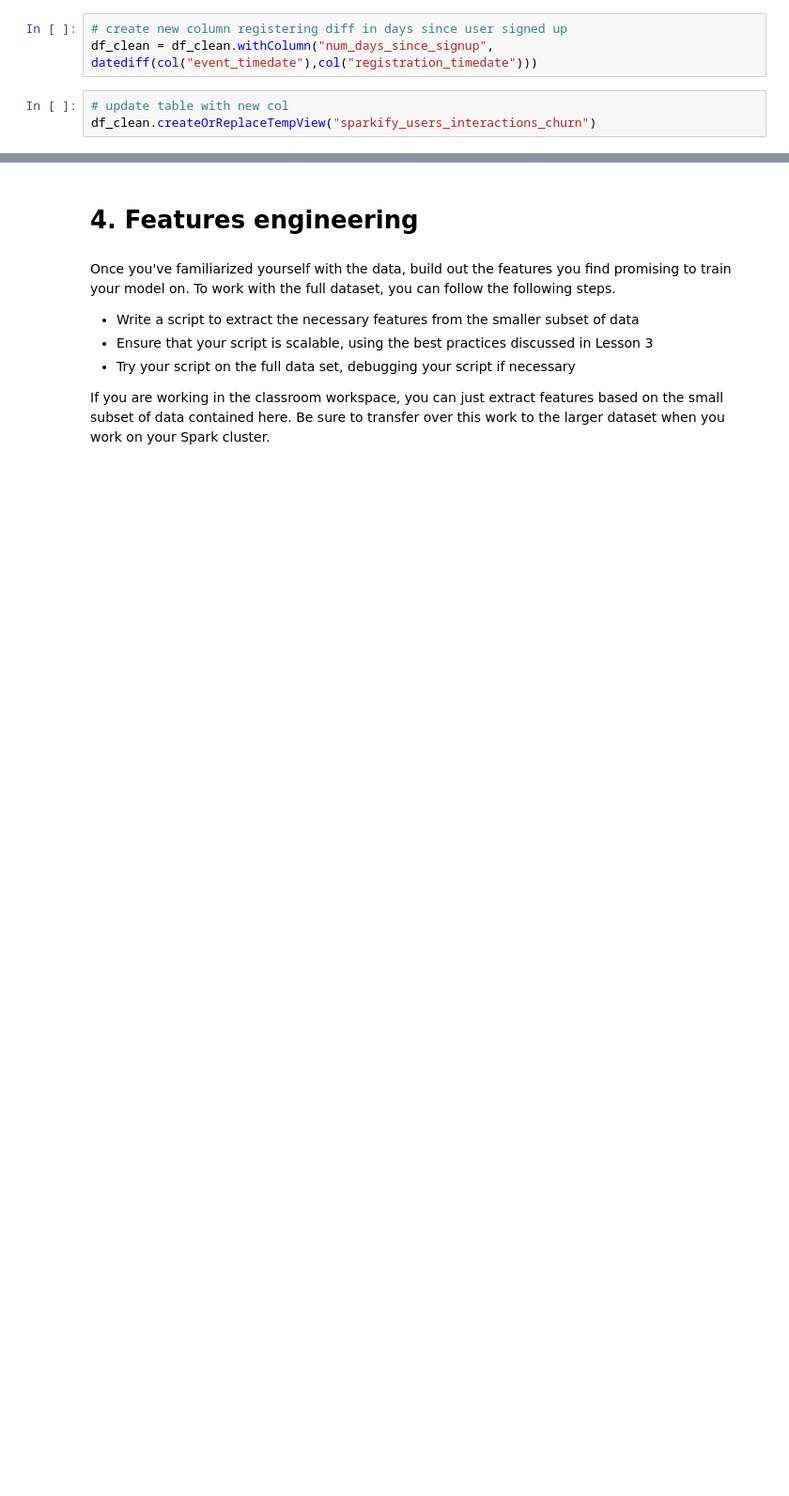
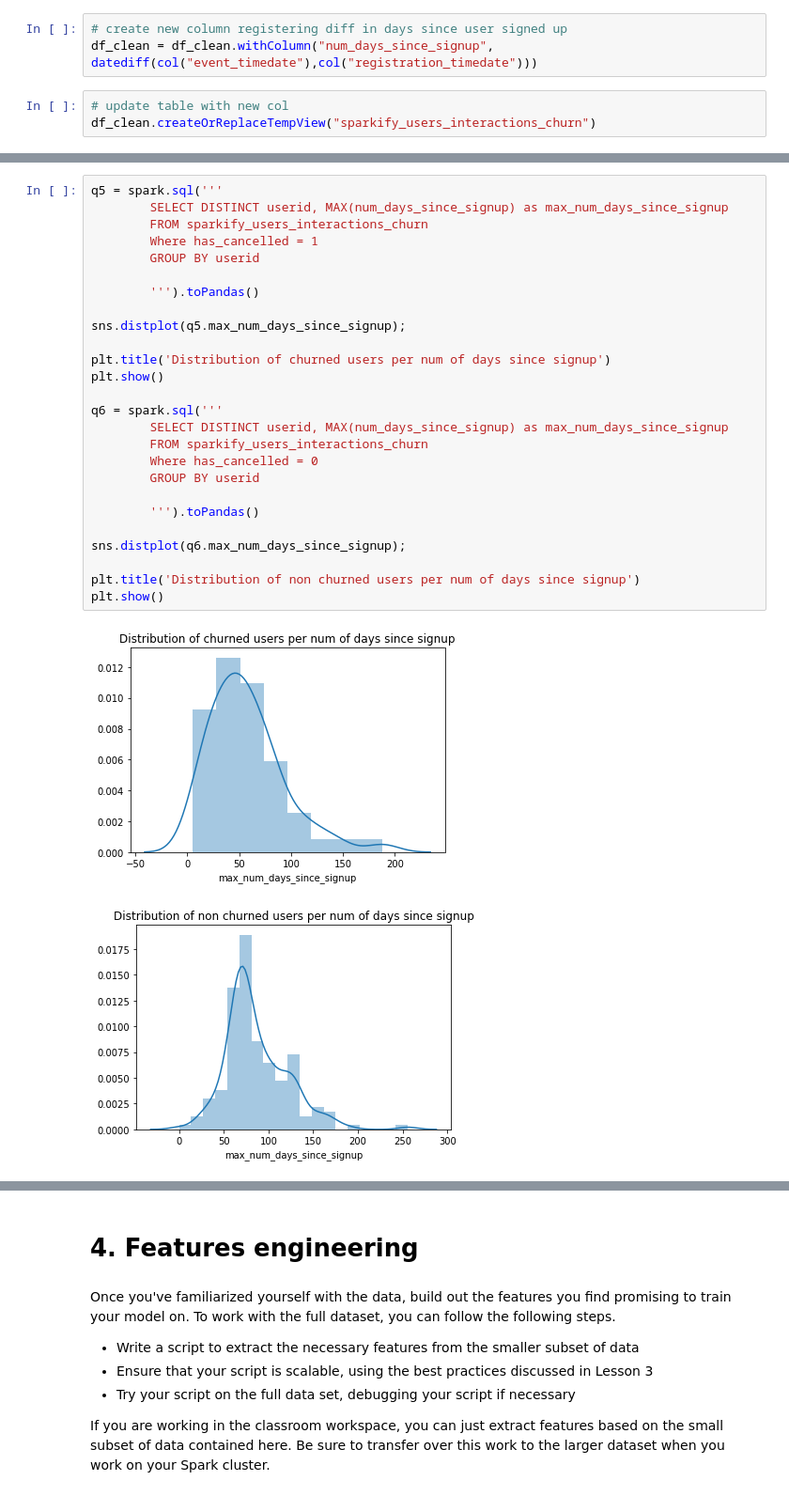
Before and after one commit to sammeister/nanodegree-projects, a Jupyter notebook: nd-capestone/Sparkify.ipynb, the cells around one changed output, grey strips where cells are left out. Shown: that part at 94% size. Cells and saved outputs as stored; diff of their text form; blank space fills up the shorter version.

```diff
--- a/nd-capestone/Sparkify.ipynb
+++ b/nd-capestone/Sparkify.ipynb
@@ -325,0 +416,29 @@ plt.show()
+# %%
+q5 = spark.sql('''
+        SELECT DISTINCT userid, MAX(num_days_since_signup) as max_num_days_since_signup
+        FROM sparkify_users_interactions_churn
+        Where has_cancelled = 1
+        GROUP BY userid
+
+        ''').toPandas()
+
+sns.distplot(q5.max_num_days_since_signup);
+
+plt.title('Distribution of churned users per num of days since signup')
+plt.show()
+
+q6 = spark.sql('''
+        SELECT DISTINCT userid, MAX(num_days_since_signup) as max_num_days_since_signup
+        FROM sparkify_users_interactions_churn
+        Where has_cancelled = 0
+        GROUP BY userid
+
+        ''').toPandas()
+
+sns.distplot(q6.max_num_days_since_signup);
+
+plt.title('Distribution of non churned users per num of days since signup')
+plt.show()
+# %% [output]
+[figure, added]
+[figure, added]
```
Also changed, not shown: parts of 70 cells of this notebook, 2 other files.
